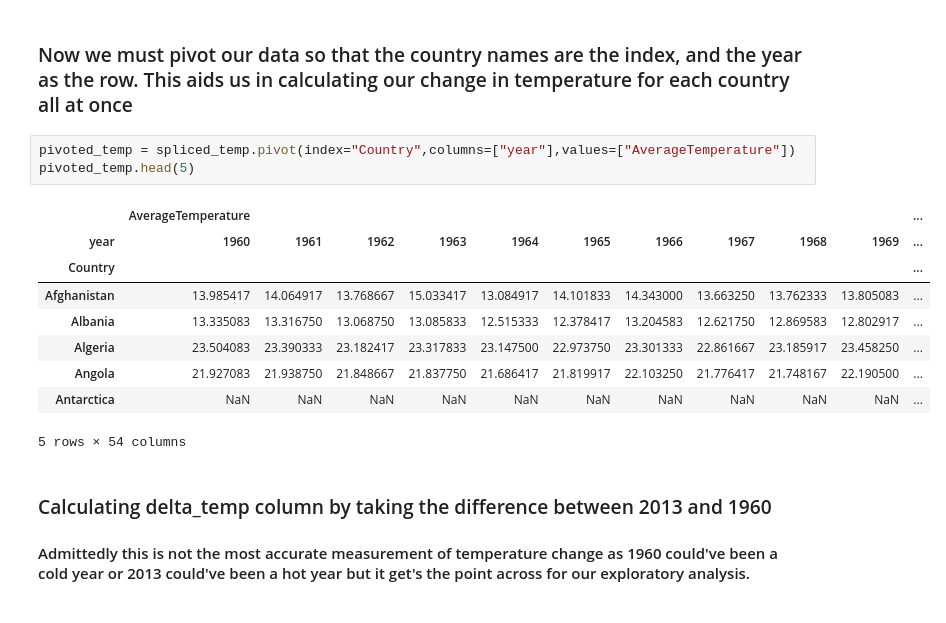
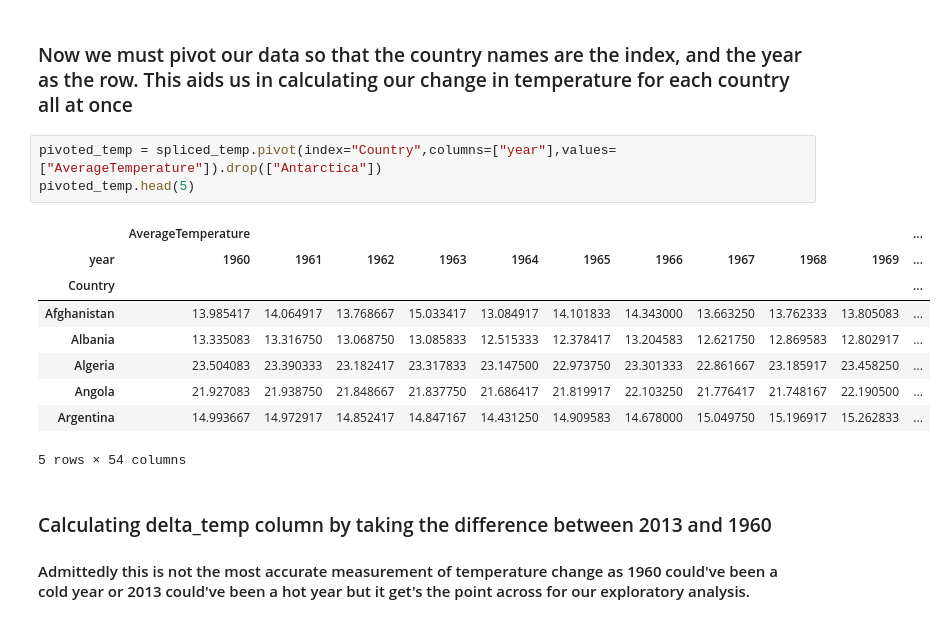
Before and after one commit to ubco-W2022T2-data301/project-group-group42, a Jupyter notebook: analysis/analysisAidan.ipynb, the cells around one changed output. Drawn from its saved outputs; the diff is of its cells as text.

```diff
--- a/analysis/analysisAidan.ipynb
+++ b/analysis/analysisAidan.ipynb
@@ -218,17 +225,17 @@ spliced_temp = spliced_temp[spliced_temp["year"] > 1959] #Drop any data from bef
 # %% [markdown]
 ### Now we must pivot our data so that the country names are the index, and the year as the row. This aids us in calculating our change in temperature for each country all at once
 # %%
-pivoted_temp = spliced_temp.pivot(index="Country",columns=["year"],values=["AverageTemperature"])
+pivoted_temp = spliced_temp.pivot(index="Country",columns=["year"],values=["AverageTemperature"]).drop(["Antarctica"])
 pivoted_temp.head(5)
 # %% [output]
 |  | AverageTemperature |  |  |  |  |  |  |  |  |  | ... |
 | year | 1960 | 1961 | 1962 | 1963 | 1964 | 1965 | 1966 | 1967 | 1968 | 1969 | ... |
 | Country |  |  |  |  |  |  |  |  |  |  | ... |
 | Afghanistan | 13.985417 | 14.064917 | 13.768667 | 15.033417 | 13.084917 | 14.101833 | 14.343000 | 13.663250 | 13.762333 | 13.805083 | ... |
 | Albania | 13.335083 | 13.316750 | 13.068750 | 13.085833 | 12.515333 | 12.378417 | 13.204583 | 12.621750 | 12.869583 | 12.802917 | ... |
 | Algeria | 23.504083 | 23.390333 | 23.182417 | 23.317833 | 23.147500 | 22.973750 | 23.301333 | 22.861667 | 23.185917 | 23.458250 | ... |
 | Angola | 21.927083 | 21.938750 | 21.848667 | 21.837750 | 21.686417 | 21.819917 | 22.103250 | 21.776417 | 21.748167 | 22.190500 | ... |
-| Antarctica | NaN | NaN | NaN | NaN | NaN | NaN | NaN | NaN | NaN | NaN | ... |
+| Argentina | 14.993667 | 14.972917 | 14.852417 | 14.847167 | 14.431250 | 14.909583 | 14.678000 | 15.049750 | 15.196917 | 15.262833 | ... |
 5 rows × 54 columns
 # %% [markdown]
 ### Calculating delta_temp column by taking the difference between 2013 and 1960
```
Also changed, not shown: parts of 11 cells of this notebook.
